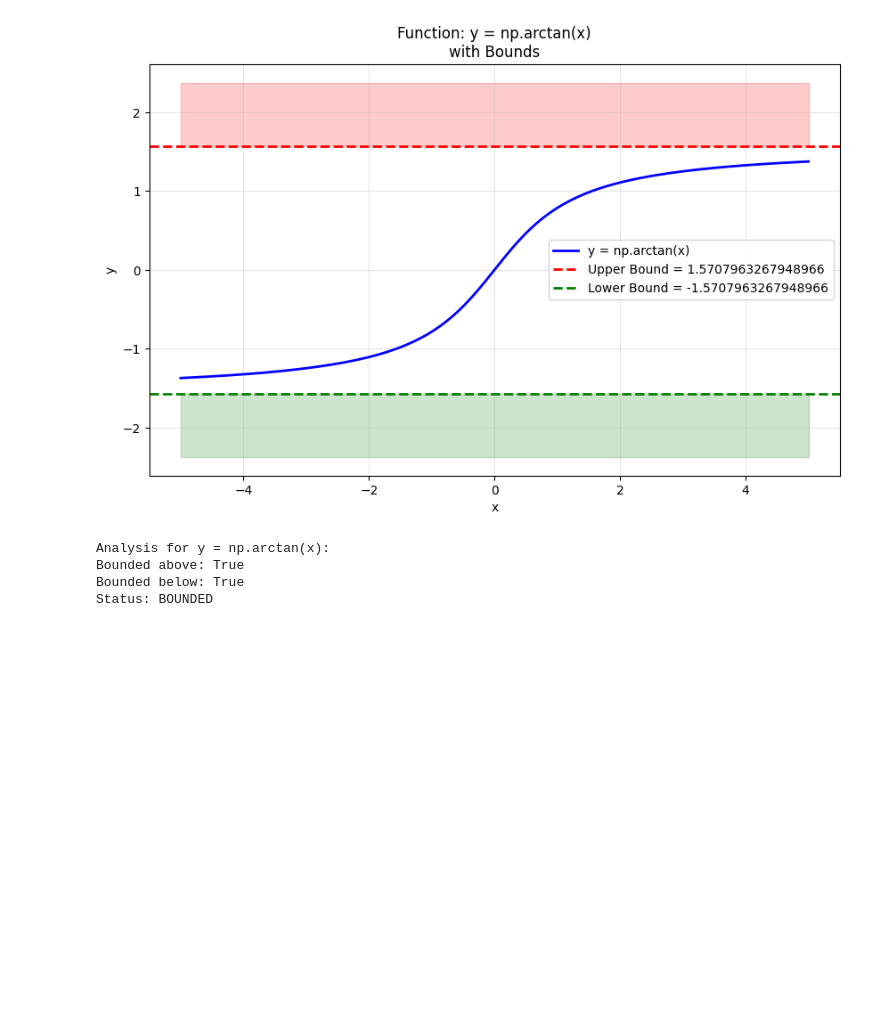
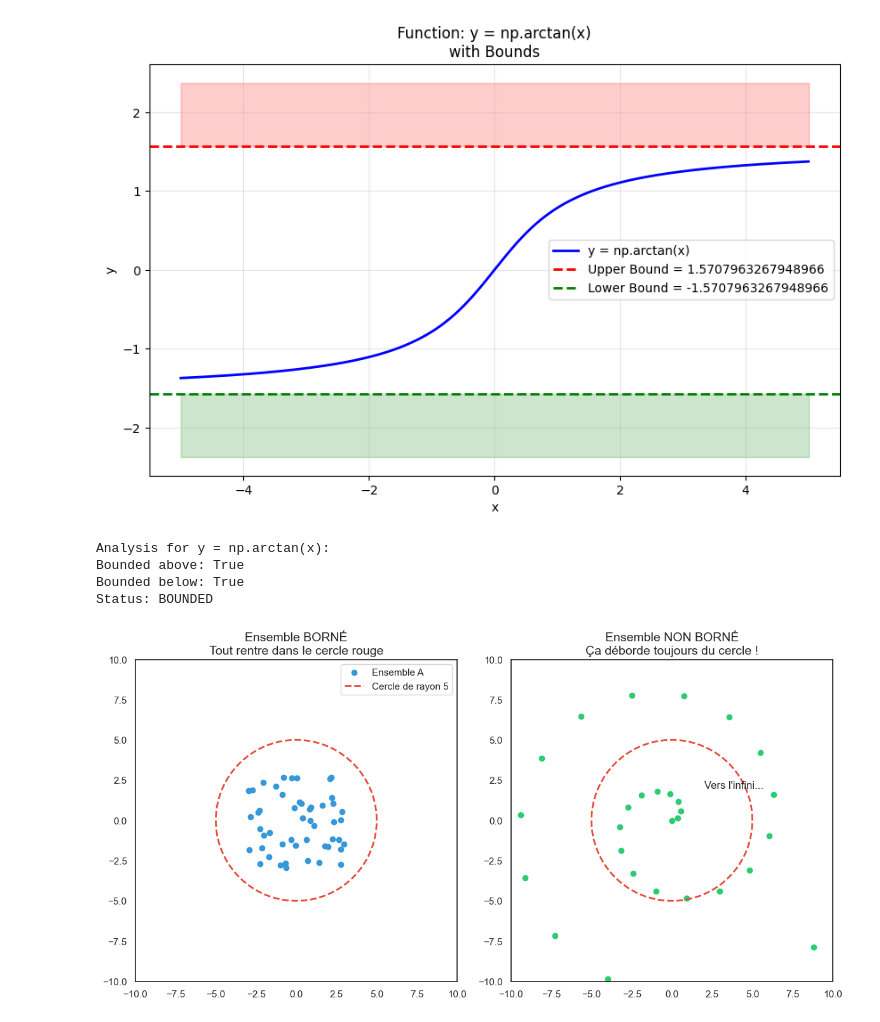
Before and after one commit to YassinEzaouibi/Spaces_Visualisation, a Jupyter notebook: Concepts/bornes.ipynb, the cells around one changed output. Saved outputs shown, nothing was run; the diff lists cells and outputs as text; code cells hidden in the pictures; blank space fills up the shorter version.

Commit message:
new plots

```diff
--- a/Concepts/bornes.ipynb
+++ b/Concepts/bornes.ipynb
@@ -203,3 +204,60 @@ Analysis for y = np.arctan(x):
 Bounded above: True
 Bounded below: True
 Status: BOUNDED
+# %%
+
+sns.set_theme(style="white")
+
+def visualiser_borne_vs_nonborne():
+    fig, axes = plt.subplots(1, 2, figsize=(12, 6))
+
+    # Rayon du "Cercle de test" (La boîte)
+    R_test = 5
+    theta = np.linspace(0, 2*np.pi, 100)
+    xc = R_test * np.cos(theta)
+    yc = R_test * np.sin(theta)
+
+    # ---------------------------------------------------
+    # 1. Ensemble BORNÉ (Gauche)
+    # ---------------------------------------------------
+    # Des points aléatoires coincés entre -3 et 3
+    x_b = np.random.uniform(-3, 3, 50)
+    y_b = np.random.uniform(-3, 3, 50)
+
+    axes[0].scatter(x_b, y_b, color='#3498db', label='Ensemble A')
+    # Dessiner la barrière (Cercle)
+    axes[0].plot(xc, yc, color='#e74c3c', linestyle='--', linewidth=2, label=f'Cercle de rayon {R_test}')
+
+    axes[0].set_title("Ensemble BORNÉ\nTout rentre dans le cercle rouge", fontsize=14)
+    axes[0].set_xlim(-10, 10)
+    axes[0].set_ylim(-10, 10)
+    axes[0].set_aspect('equal')
+    axes[0].legend(loc='upper right')
+
+    # ---------------------------------------------------
+    # 2. Ensemble NON BORNÉ (Droite)
+    # ---------------------------------------------------
+    # Des points qui s'éloignent (ex: une spirale qui grandit)
+    t = np.linspace(0, 20, 50)
+    x_nb = t * np.cos(t) # Ça grandit avec t
+    y_nb = t * np.sin(t)
+
+    axes[1].scatter(x_nb, y_nb, color='#2ecc71', label='Ensemble B (Spirale)')
+    # Dessiner la MÊME barrière
+    axes[1].plot(xc, yc, color='#e74c3c', linestyle='--', linewidth=2, label=f'Cercle de rayon {R_test}')
+
+    axes[1].set_title("Ensemble NON BORNÉ\nÇa déborde toujours du cercle !", fontsize=14)
+    axes[1].set_xlim(-10, 10)
+    axes[1].set_ylim(-10, 10)
+    axes[1].set_aspect('equal')
+
+    # Flèche pour montrer la fuite
+    axes[1].annotate("Vers l'infini...", xy=(8, 8), xytext=(2, 2),
+                     arrowprops=dict(facecolor='black', arrowstyle='->'), fontsize=12)
+
+    plt.tight_layout()
+    plt.show()
+
+visualiser_borne_vs_nonborne()
+# %% [output]
+[figure, added]
```
Also changed, not shown: parts of 1 cell of this notebook, 9 other files.
